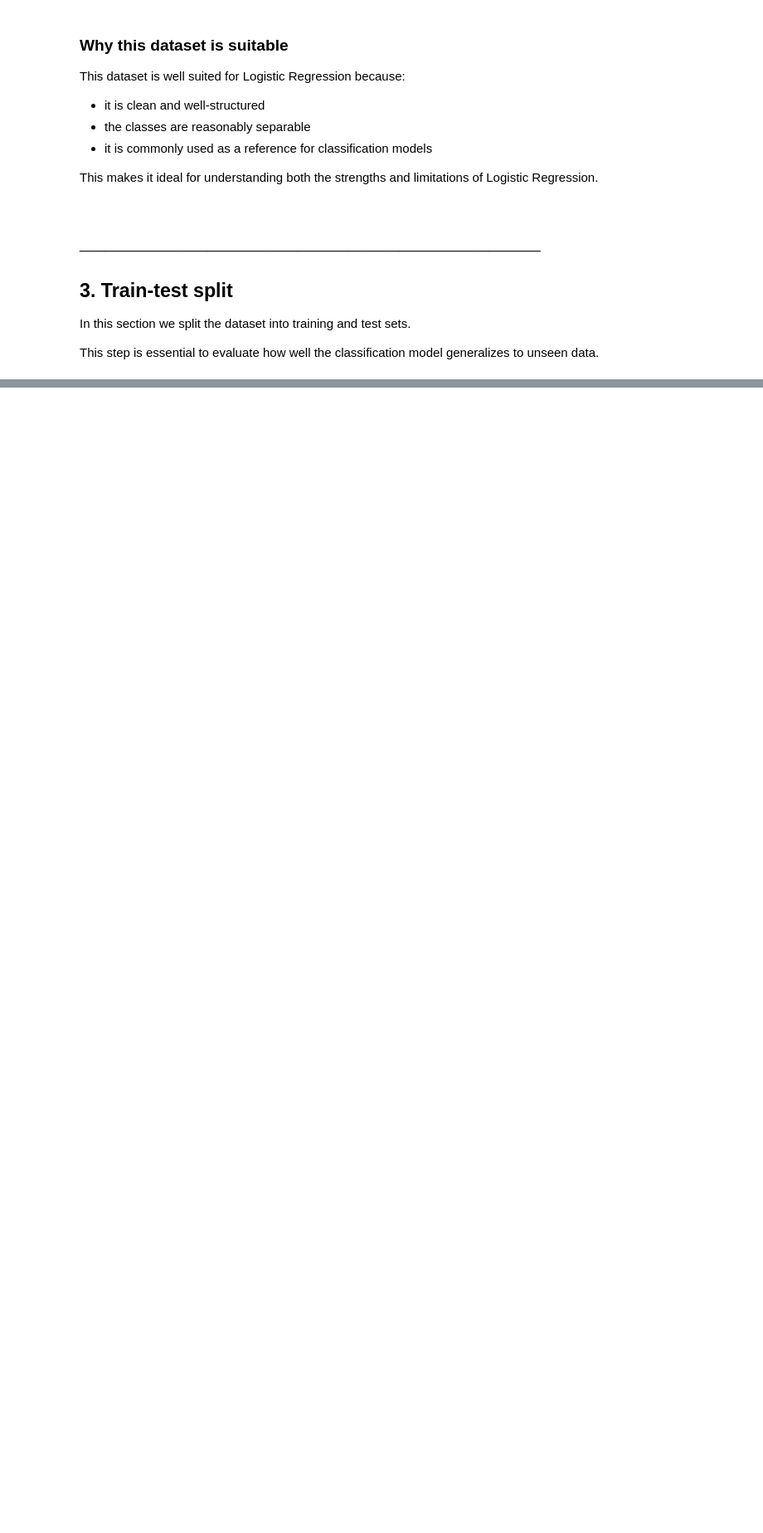
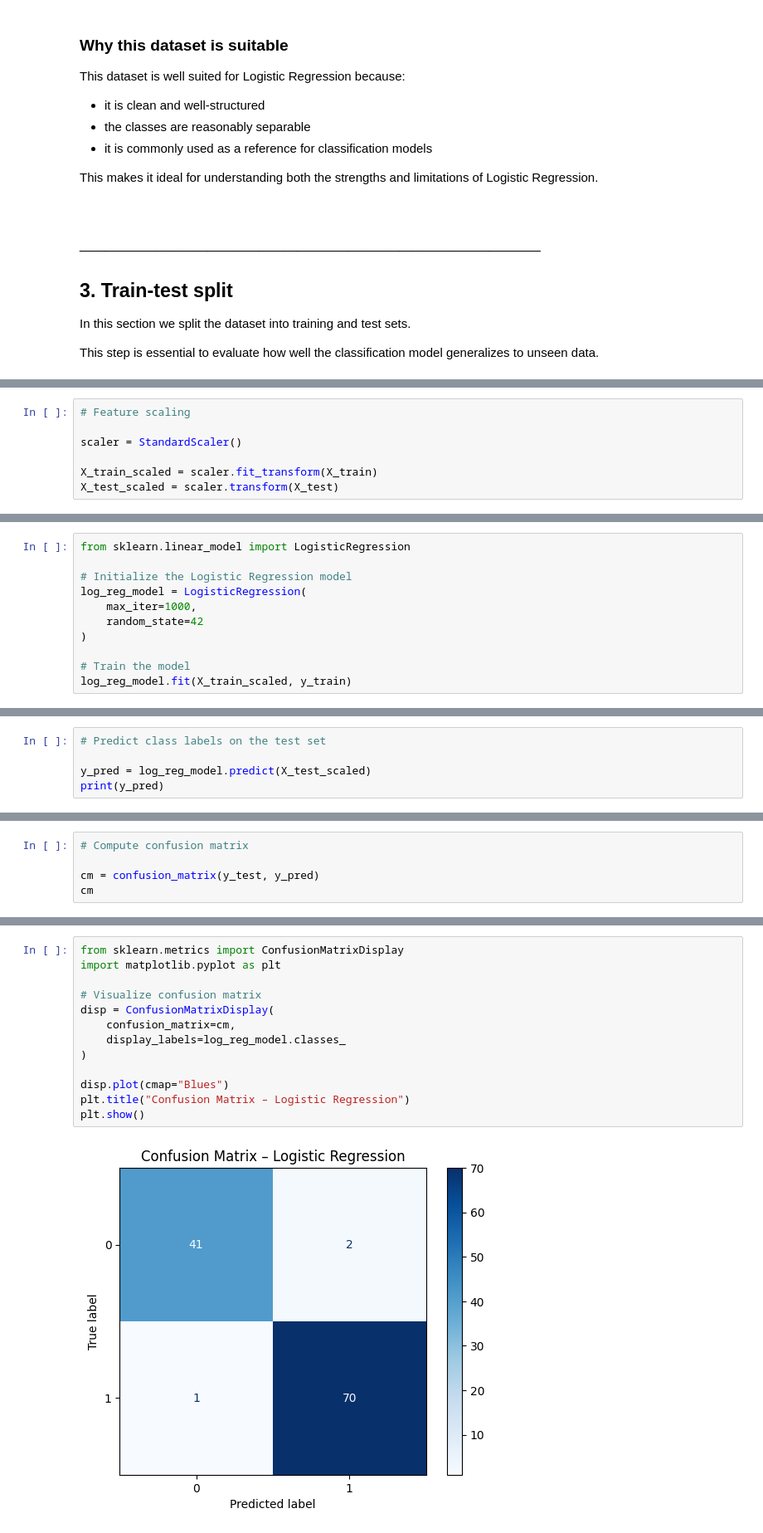
Before and after one commit to Aleex87/ml-methods, a Jupyter notebook: noteooks/supervised/classification/logistic_regression.ipynb, the cells around one changed output, grey strips where cells are left out. Shown at 83% size. Cells and saved outputs as stored; diff of their text form; blank space fills up the shorter version.

Commit message:
logistic regression confusion matrix performed in notebook, updated project_note

```diff
--- a/noteooks/supervised/classification/logistic_regression.ipynb
+++ b/noteooks/supervised/classification/logistic_regression.ipynb
@@ -148,0 +239,7 @@ to unseen data.
+# %%
+# Feature scaling
+
+scaler = StandardScaler()
+
+X_train_scaled = scaler.fit_transform(X_train)
+X_test_scaled = scaler.transform(X_test)
@@ -148,0 +343,11 @@ to unseen data.
+# %%
+from sklearn.linear_model import LogisticRegression
+
+# Initialize the Logistic Regression model
+log_reg_model = LogisticRegression(
+    max_iter=1000,
+    random_state=42
+)
+
+# Train the model
+log_reg_model.fit(X_train_scaled, y_train)
@@ -148,0 +457,5 @@ to unseen data.
+# %%
+# Predict class labels on the test set
+
+y_pred = log_reg_model.predict(X_test_scaled)
+print(y_pred)
@@ -148,0 +561,5 @@ to unseen data.
+# %%
+# Compute confusion matrix
+
+cm = confusion_matrix(y_test, y_pred)
+cm
@@ -148,0 +569,15 @@ to unseen data.
+# %%
+from sklearn.metrics import ConfusionMatrixDisplay
+import matplotlib.pyplot as plt
+
+# Visualize confusion matrix
+disp = ConfusionMatrixDisplay(
+    confusion_matrix=cm,
+    display_labels=log_reg_model.classes_
+)
+
+disp.plot(cmap="Blues")
+plt.title("Confusion Matrix – Logistic Regression")
+plt.show()
+# %% [output]
+[figure, added]
```
Also changed, not shown: parts of 44 cells of this notebook, 1 other file.
